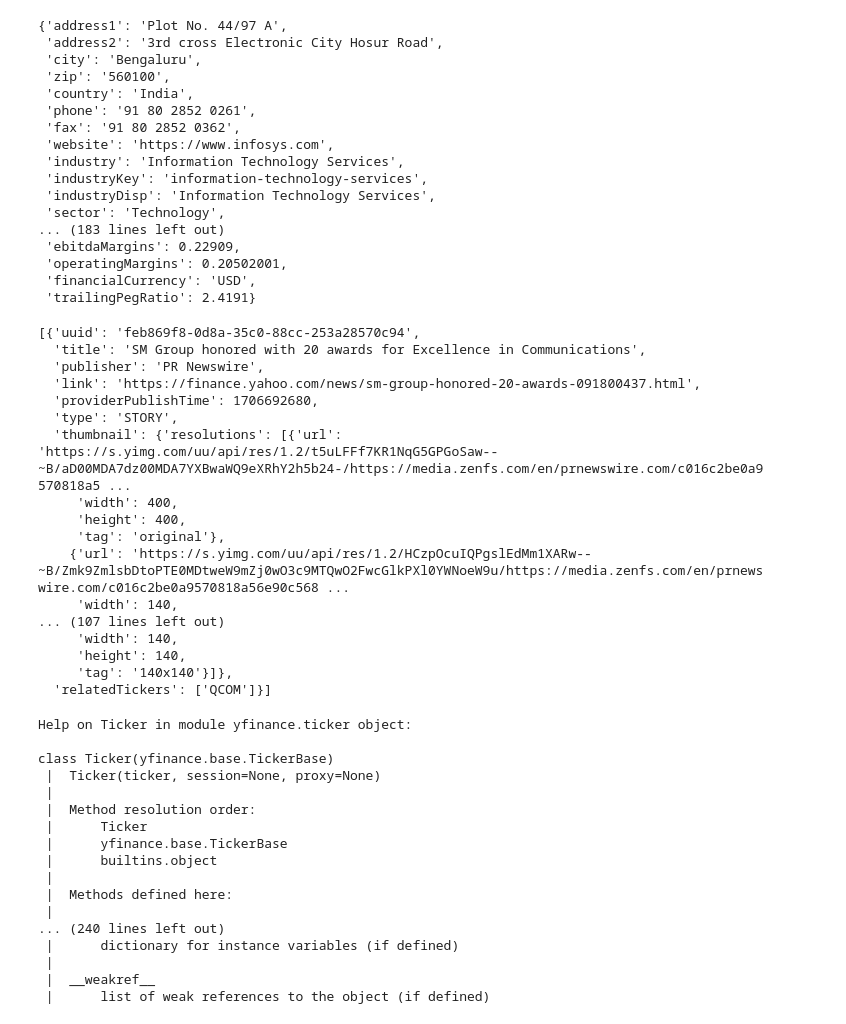
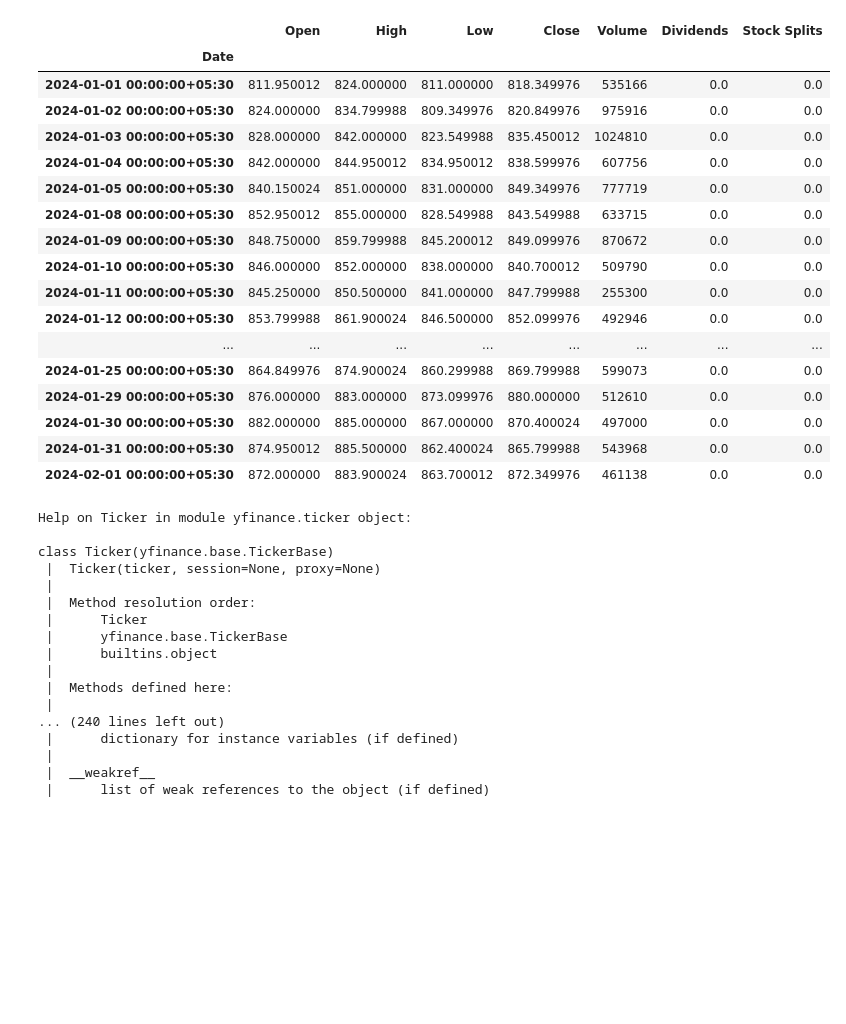
Before and after one commit to illliyas/Machine-Learning, a Jupyter notebook: nselib.ipynb, the cells around one changed output. Drawn from its saved outputs; the diff is of its cells as text; code cells hidden in the pictures; blank space fills up the shorter version.

```diff
--- a/nselib.ipynb
+++ b/nselib.ipynb
@@ -39,0 +21,4 @@ stock_dict['debtToEquity']
+# %%
+stock = yf.Ticker("NATCOPHARM.NS")
+for c in cols:
+  df.loc["NATCOPHARM.NS",c]=stock.info[c]
@@ -40,47 +36,30 @@ stock_dict['debtToEquity']
+# %%
+hist = stock.history(period="1mo")
+# %%
+hist
+# %% [output]
+|  | Open | High | Low | Close | Volume | Dividends | Stock Splits |
+| Date |  |  |  |  |  |  |  |
+| 2024-01-01 00:00:00+05:30 | 811.950012 | 824.000000 | 811.000000 | 818.349976 | 535166 | 0.0 | 0.0 |
+| 2024-01-02 00:00:00+05:30 | 824.000000 | 834.799988 | 809.349976 | 820.849976 | 975916 | 0.0 | 0.0 |
+| 2024-01-03 00:00:00+05:30 | 828.000000 | 842.000000 | 823.549988 | 835.450012 | 1024810 | 0.0 | 0.0 |
+| 2024-01-04 00:00:00+05:30 | 842.000000 | 844.950012 | 834.950012 | 838.599976 | 607756 | 0.0 | 0.0 |
+| 2024-01-05 00:00:00+05:30 | 840.150024 | 851.000000 | 831.000000 | 849.349976 | 777719 | 0.0 | 0.0 |
+| 2024-01-08 00:00:00+05:30 | 852.950012 | 855.000000 | 828.549988 | 843.549988 | 633715 | 0.0 | 0.0 |
+| 2024-01-09 00:00:00+05:30 | 848.750000 | 859.799988 | 845.200012 | 849.099976 | 870672 | 0.0 | 0.0 |
+| 2024-01-10 00:00:00+05:30 | 846.000000 | 852.000000 | 838.000000 | 840.700012 | 509790 | 0.0 | 0.0 |
+| 2024-01-11 00:00:00+05:30 | 845.250000 | 850.500000 | 841.000000 | 847.799988 | 255300 | 0.0 | 0.0 |
+| 2024-01-12 00:00:00+05:30 | 853.799988 | 861.900024 | 846.500000 | 852.099976 | 492946 | 0.0 | 0.0 |
+| ... | ... | ... | ... | ... | ... | ... | ... |
+| 2024-01-25 00:00:00+05:30 | 864.849976 | 874.900024 | 860.299988 | 869.799988 | 599073 | 0.0 | 0.0 |
+| 2024-01-29 00:00:00+05:30 | 876.000000 | 883.000000 | 873.099976 | 880.000000 | 512610 | 0.0 | 0.0 |
+| 2024-01-30 00:00:00+05:30 | 882.000000 | 885.000000 | 867.000000 | 870.400024 | 497000 | 0.0 | 0.0 |
+| 2024-01-31 00:00:00+05:30 | 874.950012 | 885.500000 | 862.400024 | 865.799988 | 543968 | 0.0 | 0.0 |
+| 2024-02-01 00:00:00+05:30 | 872.000000 | 883.900024 | 863.700012 | 872.349976 | 461138 | 0.0 | 0.0 |
 # %%
 stock = yf.Ticker("INFY.NS")
-# %%
-stock.info
-# %% [output]
-{'address1': 'Plot No. 44/97 A',
- 'address2': '3rd cross Electronic City Hosur Road',
- 'city': 'Bengaluru',
- 'zip': '560100',
- 'country': 'India',
- 'phone': '91 80 2852 0261',
- 'fax': '91 80 2852 0362',
- 'website': 'https://www.infosys.com',
- 'industry': 'Information Technology Services',
- 'industryKey': 'information-technology-services',
- 'industryDisp': 'Information Technology Services',
- 'sector': 'Technology',
-... (183 lines left out)
- 'ebitdaMargins': 0.22909,
- 'operatingMargins': 0.20502001,
- 'financialCurrency': 'USD',
- 'trailingPegRatio': 2.4191}
 # %%
 hist = stock.history(period="1mo")
-# %%
-stock.news
-# %% [output]
-[{'uuid': 'feb869f8-0d8a-35c0-88cc-253a28570c94',
-  'title': 'SM Group honored with 20 awards for Excellence in Communications',
-  'publisher': 'PR Newswire',
-  'link': 'https://finance.yahoo.com/news/sm-group-honored-20-awards-091800437.html',
-  'providerPublishTime': 1706692680,
-  'type': 'STORY',
-  'thumbnail': {'resolutions': [{'url': 'https://s.yimg.com/uu/api/res/1.2/t5uLFFf7KR1NqG5GPGoSaw--~B/aD00MDA7dz00MDA7YXBwaWQ9eXRhY2h5b24-/https://media.zenfs.com/en/prnewswire.com/c016c2be0a9570818a5 ...
-     'width': 400,
-     'height': 400,
-     'tag': 'original'},
-    {'url': 'https://s.yimg.com/uu/api/res/1.2/HCzpOcuIQPgslEdMm1XARw--~B/Zmk9ZmlsbDtoPTE0MDtweW9mZj0wO3c9MTQwO2FwcGlkPXl0YWNoeW9u/https://media.zenfs.com/en/prnewswire.com/c016c2be0a9570818a56e90c568 ...
-     'width': 140,
-... (107 lines left out)
-     'width': 140,
-     'height': 140,
-     'tag': '140x140'}]},
-  'relatedTickers': ['QCOM']}]
 # %%
 help(stock)
 # %% [output]
```
Also changed, not shown: parts of 11 cells of this notebook.
